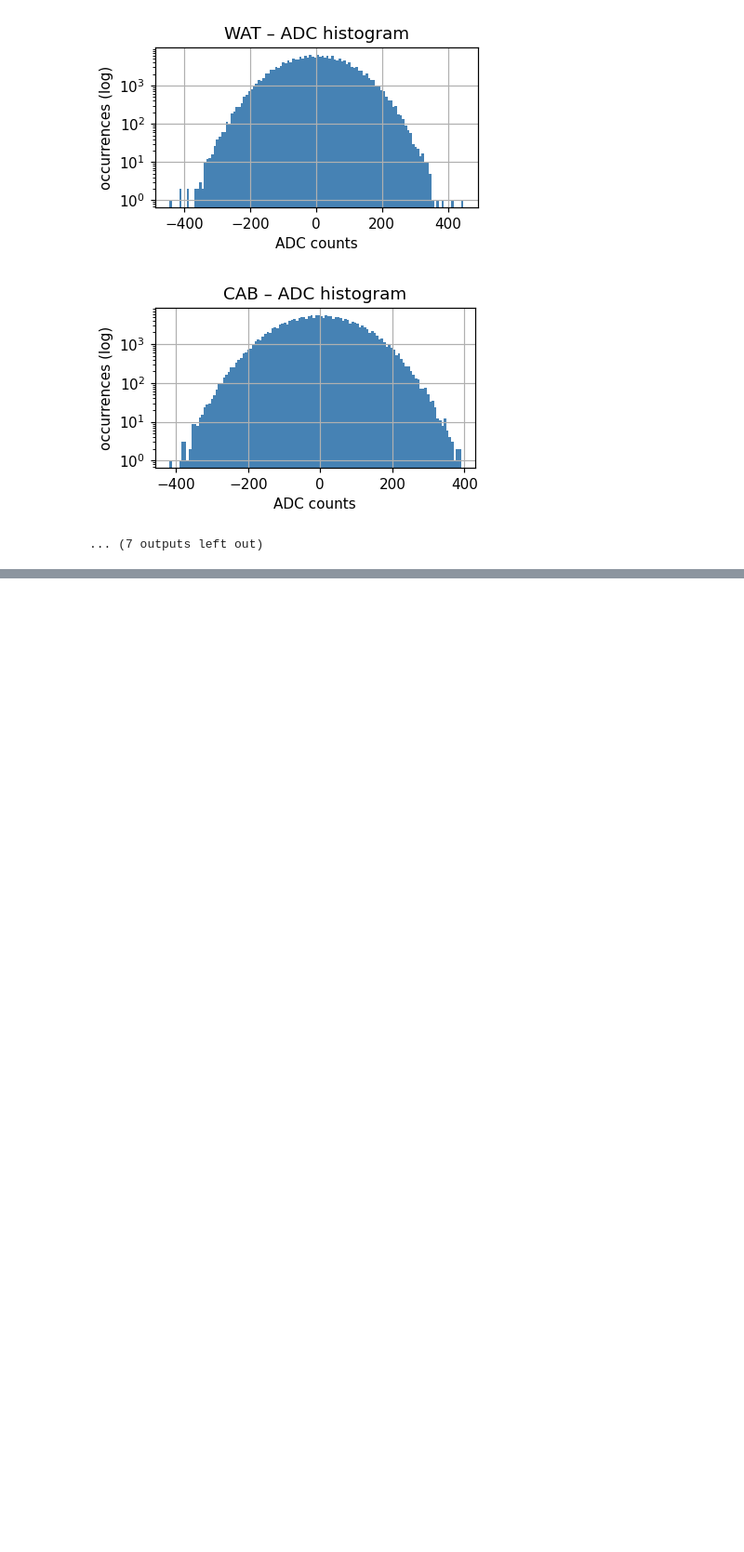
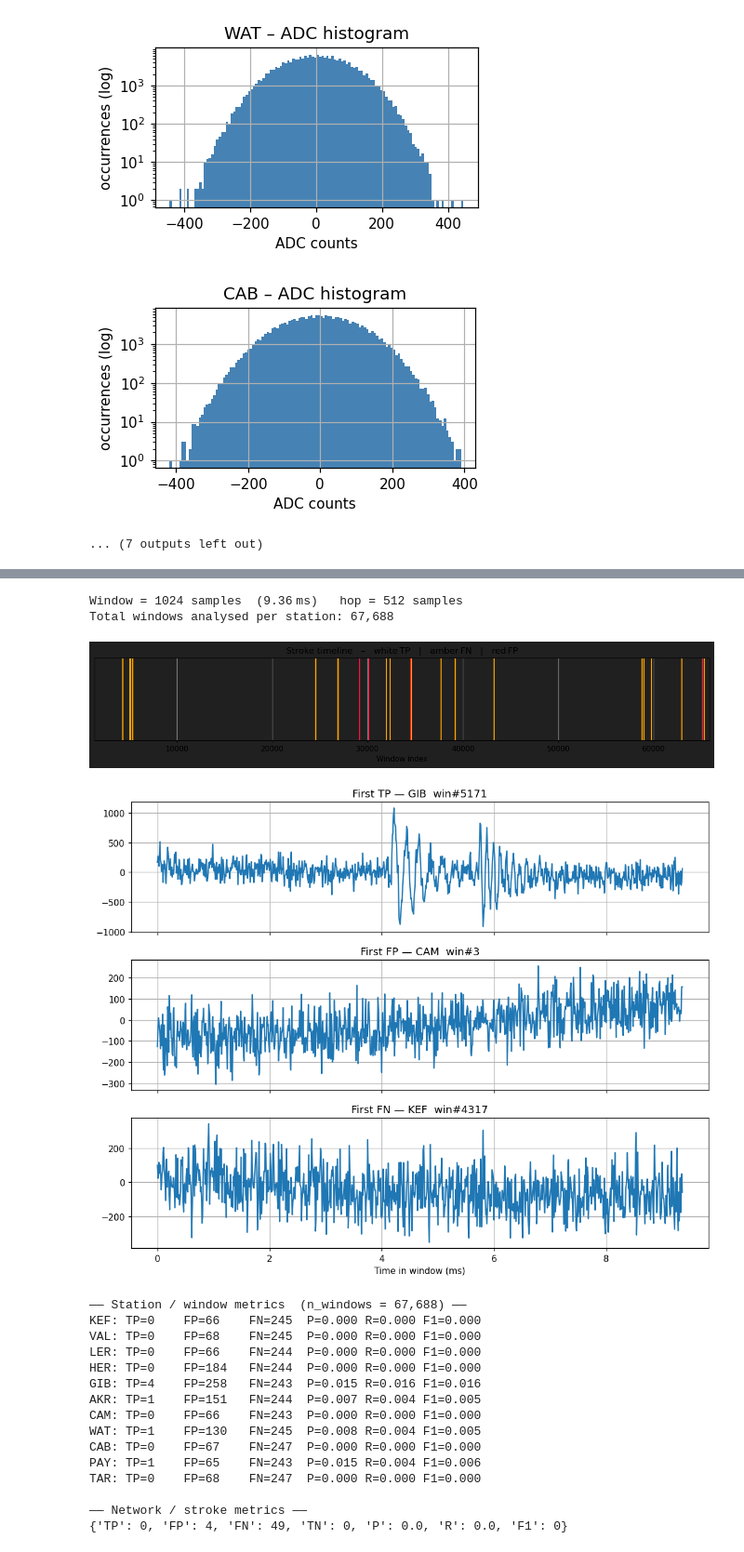
Before and after one commit to jsg71/playing-with-time-series, a Jupyter notebook: notebooks/model_example_condensed.ipynb, the cells around one changed output, grey strips where cells are left out. Shown at 93% size. Cells and saved outputs as stored; diff of their text form; code cells hidden in the pictures; blank space fills up the shorter version.

```diff
--- a/notebooks/model_example_condensed.ipynb
+++ b/notebooks/model_example_condensed.ipynb
@@ -1202,14 +1242,14 @@ def win_view(sig: np.ndarray, W: int, H: int):
     )
 
 # ---------------- 1) build per‑station NCD & metadata ----------------------
-n_win = min(((len(quantized[n]) - WIN)//HOP)+1 for n in STN)
+n_win = min(((len(quantised[n]) - WIN)//HOP)+1 for n in STN)
 meta   = {}
 
 print(f"\nWindow = {WIN} samples  ({WIN/FS*1e3:.2f} ms)   hop = {HOP} samples")
 print(f"Total windows analysed per station: {n_win:,}\n")
 
 for nm in STN:
-    sig  = quantized[nm]
+    sig  = quantised[nm]
     wmat = win_view(sig, WIN, HOP)
 
     # pass‑1: compressed size of each window
@@ -1280,34 +1320,54 @@ for s, nm in enumerate(STN):
 
 cnt = hits.sum(axis=0)
 
 print("\nStations ≥ thr per stroke (INLINE diagnostic):")
 for k, v in sorted(Counter(cnt).items()):
     print(f"  {k} stations → {v} strokes")
 """
 # ---------------- 4) PROFESSIONAL‑GRADE EVALUATION -------------------------
 hot_masks = {nm: meta[nm]['hot'] for nm in STN}     # <‑ the dictionary evaluator expects
 
 station_metrics, network_metrics, n_windows = evaluate_windowed_model(
     hot=hot_masks,
     stroke_records=stroke_records,
-    quantized=quantized,
+    quantized=quantised,
     station_order=STN,
     win=WIN,
     hop=HOP,
     burst_len=int(0.04*FS),    # 40 ms burst
     min_stn=MIN_STN,
     tol_win=0,                 # strict: no dilation
     plot=True                  # timeline + waveform panels
 )
 
 print(f"\n—— Station / window metrics  (n_windows = {n_windows:,}) ——")
 for nm in STN:
     m = station_metrics[nm]
     print(f"{nm}: TP={m['TP']:<4} FP={m['FP']:<5} FN={m['FN']:<4} "
           f"P={m['P']:.3f} R={m['R']:.3f} F1={m['F1']:.3f}")
 
 print("\n—— Network / stroke metrics ——")
 print(network_metrics)
+# %% [output]
+Window = 1024 samples  (9.36 ms)   hop = 512 samples
+Total windows analysed per station: 67,688
+[figure, added]
+[figure, added]
+—— Station / window metrics  (n_windows = 67,688) ——
+KEF: TP=0    FP=66    FN=245  P=0.000 R=0.000 F1=0.000
+VAL: TP=0    FP=68    FN=245  P=0.000 R=0.000 F1=0.000
+LER: TP=0    FP=66    FN=244  P=0.000 R=0.000 F1=0.000
+HER: TP=0    FP=184   FN=244  P=0.000 R=0.000 F1=0.000
+GIB: TP=4    FP=258   FN=243  P=0.015 R=0.016 F1=0.016
+AKR: TP=1    FP=151   FN=244  P=0.007 R=0.004 F1=0.005
+CAM: TP=0    FP=66    FN=243  P=0.000 R=0.000 F1=0.000
+WAT: TP=1    FP=130   FN=245  P=0.008 R=0.004 F1=0.005
+CAB: TP=0    FP=67    FN=247  P=0.000 R=0.000 F1=0.000
+PAY: TP=1    FP=65    FN=243  P=0.015 R=0.004 F1=0.006
+TAR: TP=0    FP=68    FN=247  P=0.000 R=0.000 F1=0.000
+
+—— Network / stroke metrics ——
+{'TP': 0, 'FP': 4, 'FN': 49, 'TN': 0, 'P': 0.0, 'R': 0.0, 'F1': 0}
 # %%
 ##############################################################################
 #  Lightning‑detection “model 3” – Isolation‑Forest detector
```
Also changed, not shown: parts of 4 cells of this notebook.
